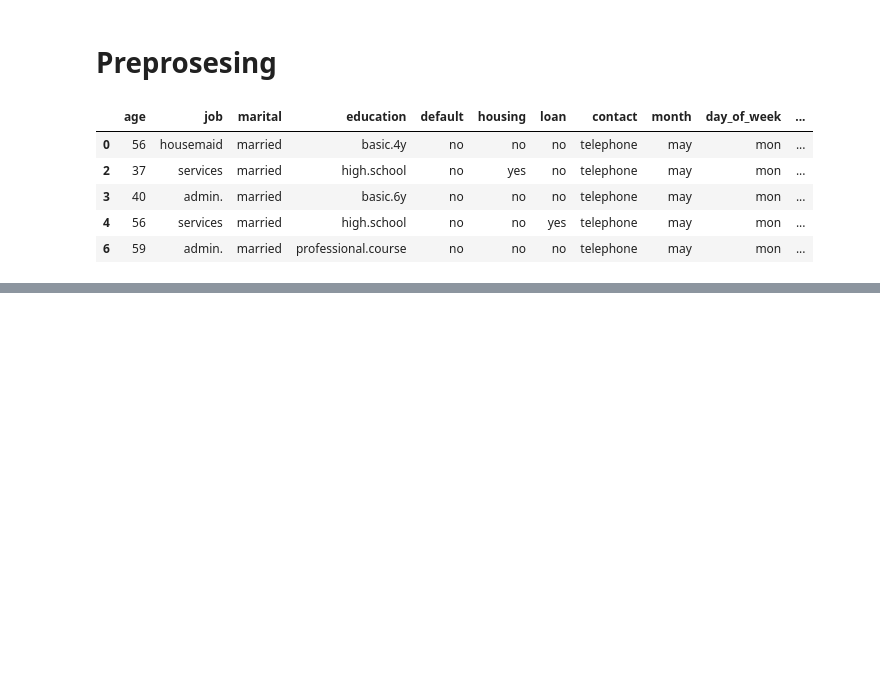
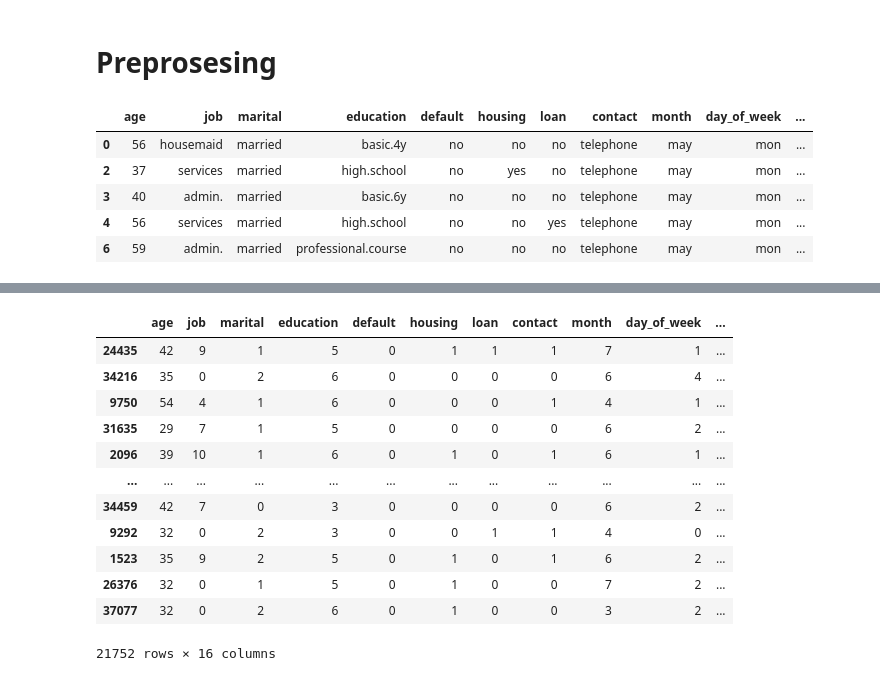
Before and after one commit to margo-waluyo/PYTN_Assign_3_4_Setiawan-Margo-Waluyo, a Jupyter notebook: PYTN_Assign_3_4_Setiawan-Margo-Waluyo.ipynb, the cells around one changed output, grey strips where cells are left out. Cells and saved outputs as stored; diff of their text form; code cells hidden in the pictures; blank space fills up the shorter version.

```diff
--- a/PYTN_Assign_3_4_Setiawan-Margo-Waluyo.ipynb
+++ b/PYTN_Assign_3_4_Setiawan-Margo-Waluyo.ipynb
@@ -374,3 +387,14 @@ bank.head()
 | 3 | 40 | admin. | married | basic.6y | no | no | no | telephone | may | mon | ... |
 | 4 | 56 | services | married | high.school | no | no | yes | telephone | may | mon | ... |
 | 6 | 59 | admin. | married | professional.course | no | no | no | telephone | may | mon | ... |
+# %%
+# Menentukan kolom-kolom yang akan dilakukan label encoding
+categorical_cols = ['job', 'marital', 'education', 'default', 'housing', 'loan', 'contact', 'month', 'day_of_week', 'poutcome', 'y']
+
+# Melakukan label encoding
+label_encoder = LabelEncoder()
+for col in categorical_cols:
+    bank[col] = label_encoder.fit_transform(bank[col])
+
+# Menampilkan hasil
+bank.head()
@@ -376,0 +408,23 @@ bank.head()
+# %%
+# Memisahkan fitur dan target
+X = bank.drop('y', axis=1)
+Y = bank['y']
+# %%
+# Membagi data menjadi data latih dan data uji
+X_train, X_test, Y_train, Y_test = train_test_split(X, Y, test_size=0.2, random_state=42)
+# %%
+X_train
+# %% [output]
+|  | age | job | marital | education | default | housing | loan | contact | month | day_of_week | ... |
+| 24435 | 42 | 9 | 1 | 5 | 0 | 1 | 1 | 1 | 7 | 1 | ... |
+| 34216 | 35 | 0 | 2 | 6 | 0 | 0 | 0 | 0 | 6 | 4 | ... |
+| 9750 | 54 | 4 | 1 | 6 | 0 | 0 | 0 | 1 | 4 | 1 | ... |
+| 31635 | 29 | 7 | 1 | 5 | 0 | 0 | 0 | 0 | 6 | 2 | ... |
+| 2096 | 39 | 10 | 1 | 6 | 0 | 1 | 0 | 1 | 6 | 1 | ... |
+| ... | ... | ... | ... | ... | ... | ... | ... | ... | ... | ... | ... |
+| 34459 | 42 | 7 | 0 | 3 | 0 | 0 | 0 | 0 | 6 | 2 | ... |
+| 9292 | 32 | 0 | 2 | 3 | 0 | 0 | 1 | 1 | 4 | 0 | ... |
+| 1523 | 35 | 9 | 2 | 5 | 0 | 1 | 0 | 1 | 6 | 2 | ... |
+| 26376 | 32 | 0 | 1 | 5 | 0 | 1 | 0 | 0 | 7 | 2 | ... |
+| 37077 | 32 | 0 | 2 | 6 | 0 | 1 | 0 | 0 | 3 | 2 | ... |
+21752 rows × 16 columns
```
Also changed, not shown: parts of 24 cells of this notebook.
